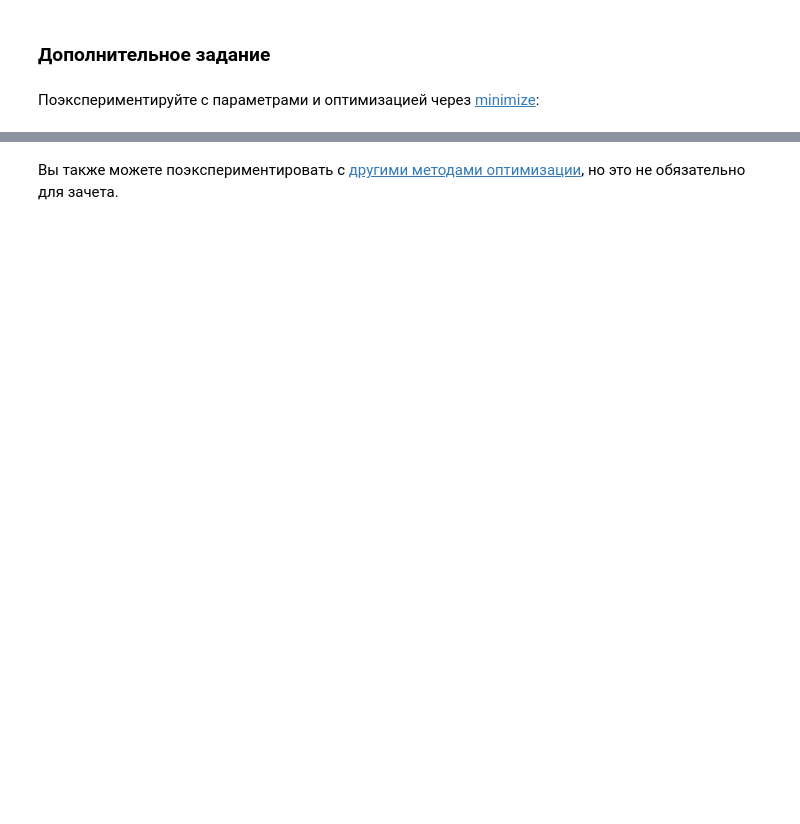
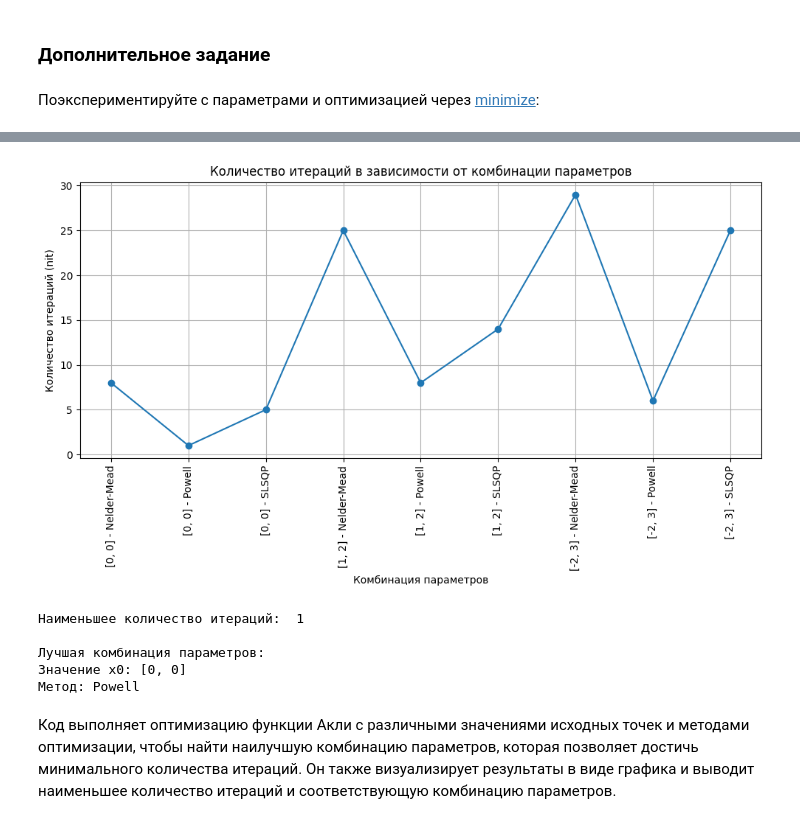
Before and after one commit to stefkong1982/-, a Jupyter notebook: Matematika_dlya_Data_Science/Prodvinutaya_optimizaciya/DZ_Kondratev_MDS_36_HW_7_upd.ipynb, the cells around one changed output, grey strips where cells are left out. Saved outputs shown, nothing was run; the diff lists cells and outputs as text; code cells hidden in the pictures; blank space fills up the shorter version.

```diff
--- a/Matematika_dlya_Data_Science/Prodvinutaya_optimizaciya/DZ_Kondratev_MDS_36_HW_7_upd.ipynb
+++ b/Matematika_dlya_Data_Science/Prodvinutaya_optimizaciya/DZ_Kondratev_MDS_36_HW_7_upd.ipynb
@@ -138,0 +188,11 @@ print(result)
+# %%
+# Выводим результаты с оптимальными параметрами strategy='best1exp', popsize=1, mutation=0.1
+def ackley(x):
+    arg1 = -0.2 * np.sqrt(0.5 * (x[0] ** 2 + x[1] ** 2))
+    arg2 = 0.5 * (np.cos(2. * np.pi * x[0]) + np.cos(2. * np.pi * x[1]))
+    return -20. * np.exp(arg1) - np.exp(arg2) + 20. + np.e
+
+bounds = [(-10, 10), (-10, 10)]
+
+result = differential_evolution(ackley, bounds, strategy='best1exp', popsize=1, mutation=0.1, seed=42)
+result
@@ -152,2 +235,44 @@ result_m
-# %% [markdown]
-Вы также можете поэкспериментировать с [другими методами оптимизации](https://habr.com/ru/company/prequel/blog/568496/), но это не обязательно для зачета.
+# %%
+# Найдем оптимальные параметры путем их комбинации
+np.random.seed(42)
+x0_values = [[0, 0], [1, 2], [-2, 3]]
+method_values = ['Nelder-Mead', 'Powell',  'SLSQP']
+nit_values = []
+
+for x0 in x0_values:
+    for method in method_values:
+        result = minimize(ackley, x0, method=method)
+        nit_values.append(result.nit)
+
+# Построение графика
+fig, ax = plt.subplots(figsize=(10, 6))
+x = np.arange(len(nit_values))
+ax.plot(x, nit_values, marker='o')
+ax.set_xlabel('Комбинация параметров')
+ax.set_ylabel('Количество итераций (nit)')
+ax.set_title('Количество итераций в зависимости от комбинации параметров')
+ax.set_xticks(x)
+ax.set_xticklabels([f'{x0} - {method}' for x0 in x0_values for method in method_values], rotation=90)
+plt.grid(True)
+plt.tight_layout()
+plt.show()
+
+# Вывод наименьшего количества итераций и соответствующей комбинации параметров
+min_nit = min(nit_values)
+min_index = nit_values.index(min_nit)
+best_comb = [x0_values[min_index // len(method_values)], method_values[min_index % len(method_values)]]
+
+print("Наименьшее количество итераций: ", min_nit)
+print()
+print("Лучшая комбинация параметров:")
+print("Значение x0:", best_comb[0])
+print("Метод:", best_comb[1])
+# %% [output]
+[figure, added]
+Наименьшее количество итераций:  1
+
+Лучшая комбинация параметров:
+Значение x0: [0, 0]
+Метод: Powell
+# %% [markdown]
+Код выполняет оптимизацию функции Акли с различными значениями исходных точек и методами оптимизации, чтобы найти наилучшую комбинацию параметров, которая позволяет достичь минимального количества итераций. Он также визуализирует результаты в виде графика и выводит наименьшее количество итераций и соответствующую комбинацию параметров.
```
Also changed, not shown: parts of 13 cells of this notebook.
